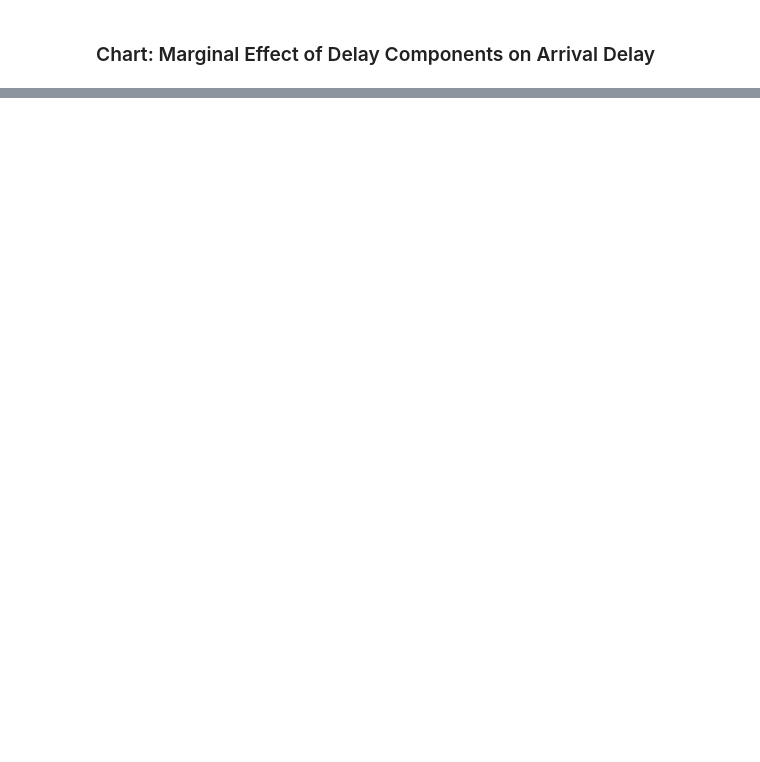
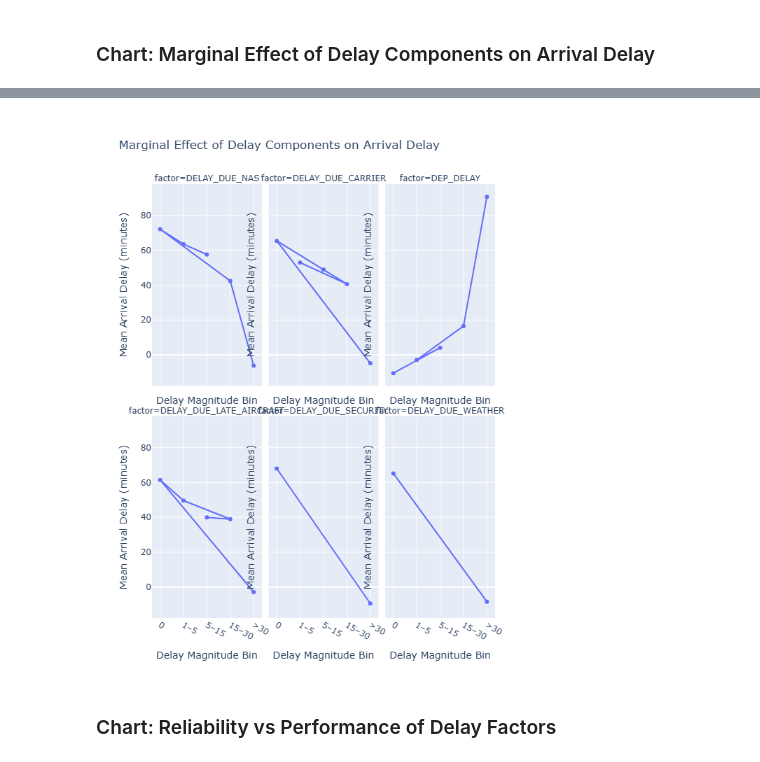
Before and after one commit to nguyenminhthuy/flights-analytics, a Jupyter notebook: py/notebooks/flights-eda.ipynb, the cells around one changed output, grey strips where cells are left out. Drawn from its saved outputs; the diff is of its cells as text; code cells hidden in the pictures; blank space fills up the shorter version.

```diff
--- a/py/notebooks/flights-eda.ipynb
+++ b/py/notebooks/flights-eda.ipynb
@@ -1322 +1293,7 @@ fig.show()
+# %%
+delay_factor_interaction(df_flights, year = 2019, season = "Spring")
+# %% [output]
+[figure, added]
+# %% [markdown]
+### Chart: Reliability vs Performance of Delay Factors
 # %%
```
Also changed, not shown: parts of 16 cells of this notebook, 1 other file.
